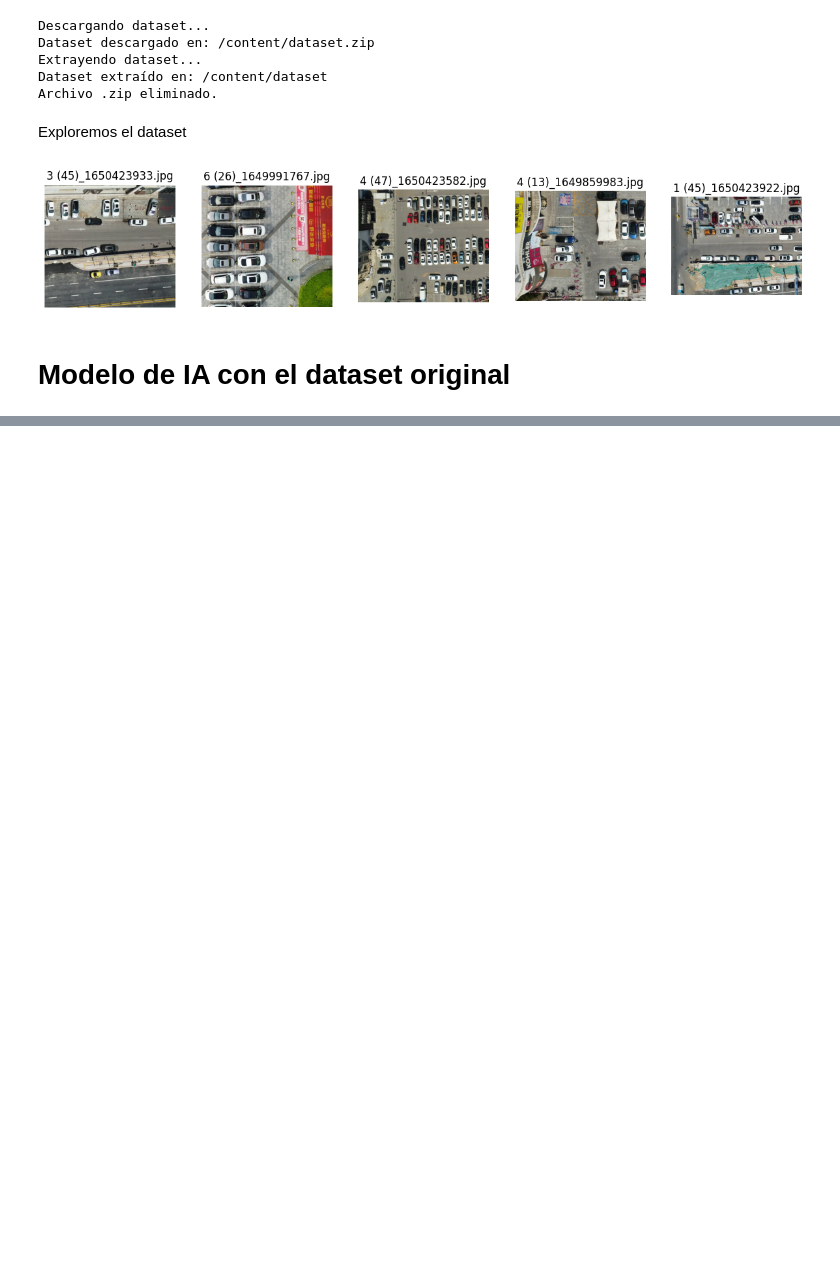
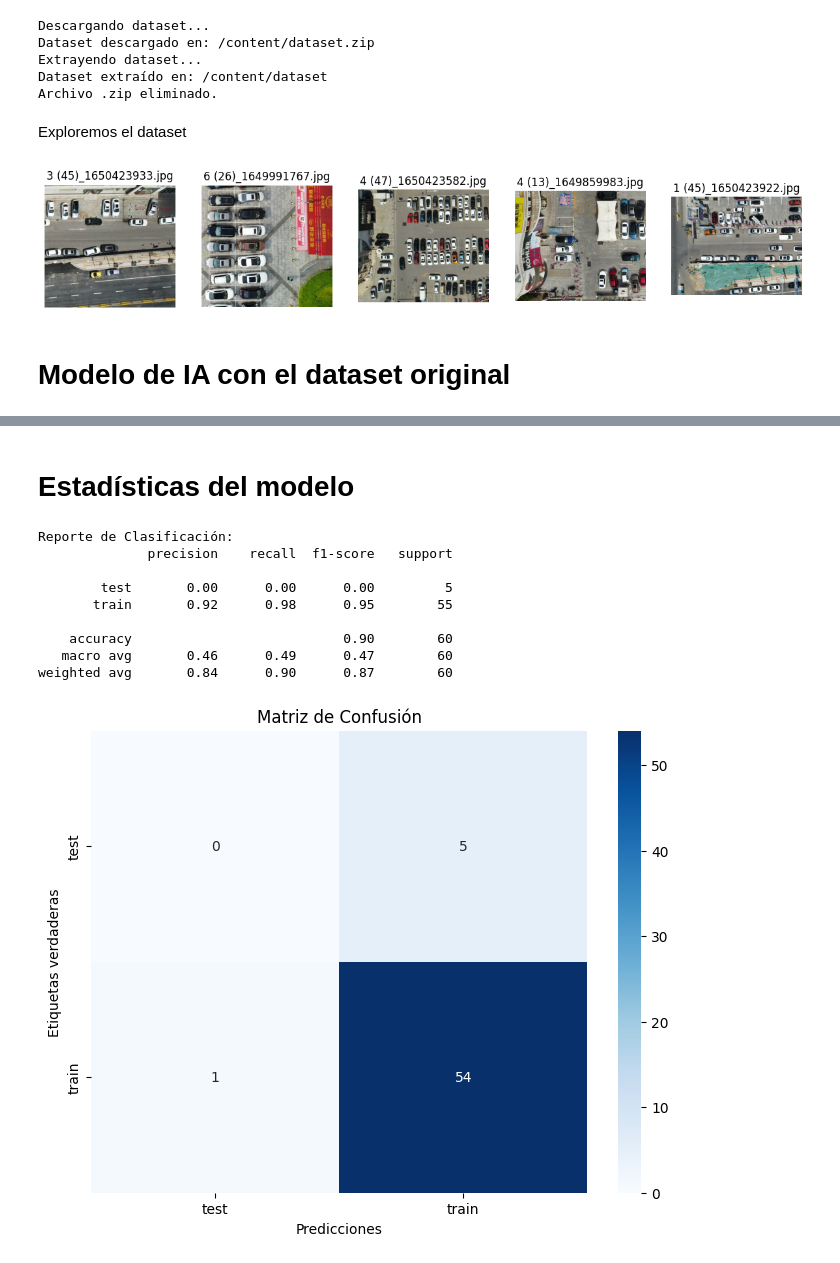
Before and after one commit to yahelrl19/ParkingLotProject, a Jupyter notebook: ParkingLotProject.ipynb, the cells around one changed output, grey strips where cells are left out. Saved outputs shown, nothing was run; the diff lists cells and outputs as text; code cells hidden in the pictures; blank space fills up the shorter version.

Commit message:
Modelo creado y testeado

```diff
--- a/ParkingLotProject.ipynb
+++ b/ParkingLotProject.ipynb
@@ -142,0 +256,46 @@ ResNet(
+# %% [markdown]
+# Estadísticas del modelo
+# %%
+from sklearn.metrics import classification_report, confusion_matrix
+import seaborn as sns
+import matplotlib.pyplot as plt
+
+# Generar predicciones y etiquetas verdaderas
+all_labels = []
+all_preds = []
+
+model.eval()
+with torch.no_grad():
+  for inputs, labels in val_loader:
+    inputs = inputs.to(device)
+    labels = labels.to(device)
+
+    outputs = model(inputs)
+    _, preds = torch.max(outputs, 1)
+
+    all_labels.extend(labels.cpu().numpy())
+    all_preds.extend(preds.cpu().numpy())
+
+# Generar el reporte de clasificación
+print("Reporte de Clasificación:")
+print(classification_report(all_labels, all_preds, target_names=original_dataset.classes))
+
+# Matriz de confusión
+conf_matrix = confusion_matrix(all_labels, all_preds)
+plt.figure(figsize=(8, 6))
+sns.heatmap(conf_matrix, annot=True, fmt='d', cmap='Blues', xticklabels=original_dataset.classes, yticklabels=original_dataset.classes)
+plt.xlabel('Predicciones')
+plt.ylabel('Etiquetas verdaderas')
+plt.title('Matriz de Confusión')
+plt.show()
+# %% [output]
+Reporte de Clasificación:
+              precision    recall  f1-score   support
+
+        test       0.00      0.00      0.00         5
+       train       0.92      0.98      0.95        55
+
+    accuracy                           0.90        60
+   macro avg       0.46      0.49      0.47        60
+weighted avg       0.84      0.90      0.87        60
+[figure, added]
```
Also changed, not shown: parts of 3 cells of this notebook.
